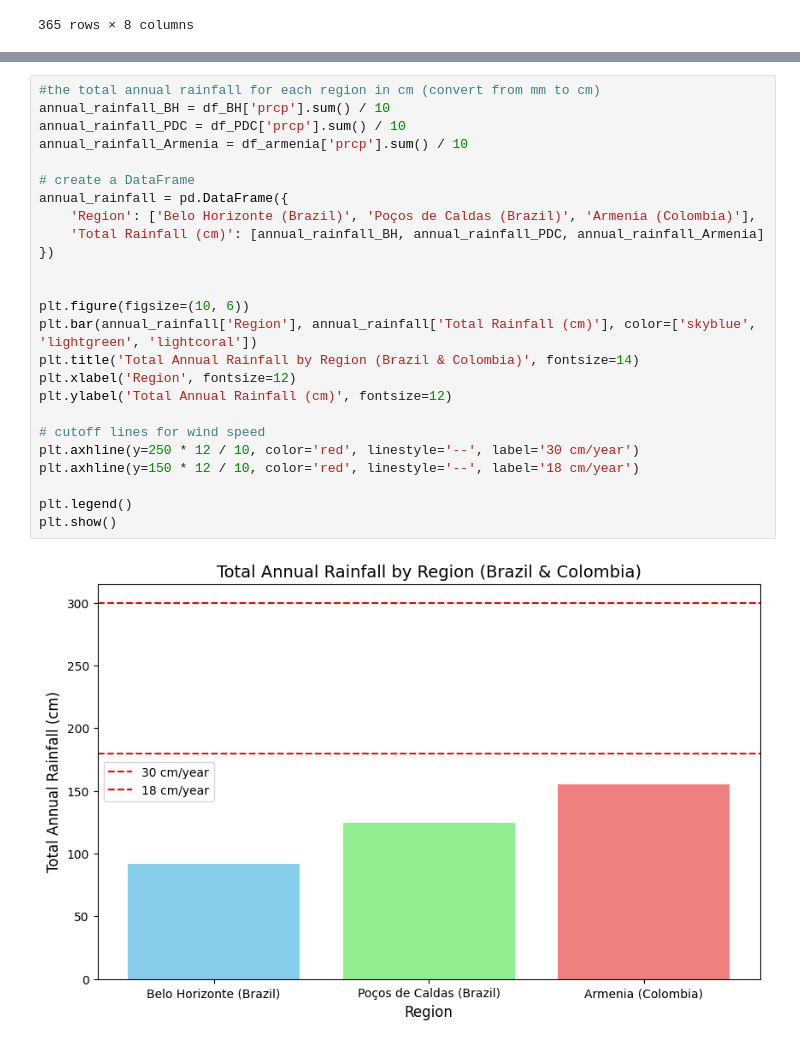
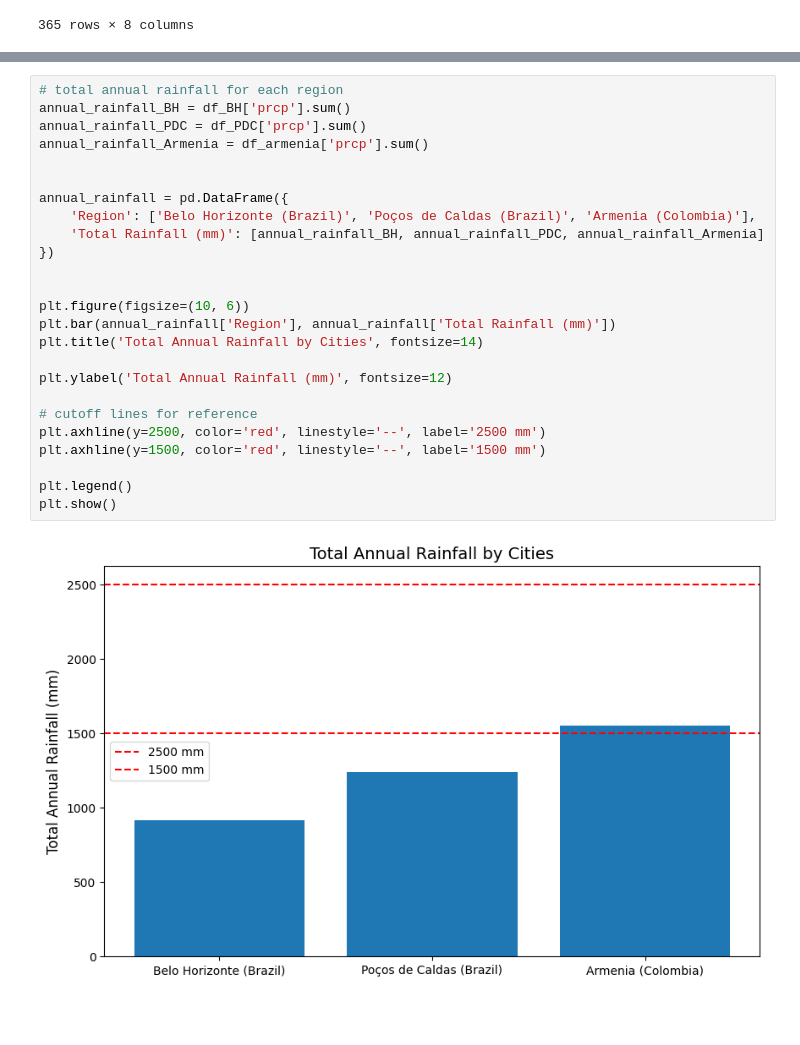
Before and after one commit to shadzic/ESMT_2024_DataScraping_Students, a Jupyter notebook: main_all_cities.ipynb, the cells around one changed output, grey strips where cells are left out. Drawn from its saved outputs; the diff is of its cells as text; blank space fills up the shorter version.

```diff
--- a/main_all_cities.ipynb
+++ b/main_all_cities.ipynb
@@ -554,27 +536,27 @@ plt.show()
 # %%
-#the total annual rainfall for each region in cm (convert from mm to cm)
-annual_rainfall_BH = df_BH['prcp'].sum() / 10
-annual_rainfall_PDC = df_PDC['prcp'].sum() / 10
-annual_rainfall_Armenia = df_armenia['prcp'].sum() / 10
+# total annual rainfall for each region
+annual_rainfall_BH = df_BH['prcp'].sum()
+annual_rainfall_PDC = df_PDC['prcp'].sum()
+annual_rainfall_Armenia = df_armenia['prcp'].sum()
 
-# create a DataFrame
+
 annual_rainfall = pd.DataFrame({
     'Region': ['Belo Horizonte (Brazil)', 'Poços de Caldas (Brazil)', 'Armenia (Colombia)'],
-    'Total Rainfall (cm)': [annual_rainfall_BH, annual_rainfall_PDC, annual_rainfall_Armenia]
+    'Total Rainfall (mm)': [annual_rainfall_BH, annual_rainfall_PDC, annual_rainfall_Armenia]
 })
 
 
 plt.figure(figsize=(10, 6))
-plt.bar(annual_rainfall['Region'], annual_rainfall['Total Rainfall (cm)'], color=['skyblue', 'lightgreen', 'lightcoral'])
-plt.title('Total Annual Rainfall by Region (Brazil & Colombia)', fontsize=14)
-plt.xlabel('Region', fontsize=12)
-plt.ylabel('Total Annual Rainfall (cm)', fontsize=12)
+plt.bar(annual_rainfall['Region'], annual_rainfall['Total Rainfall (mm)'])
+plt.title('Total Annual Rainfall by Cities', fontsize=14)
 
-# cutoff lines for wind speed
-plt.axhline(y=250 * 12 / 10, color='red', linestyle='--', label='30 cm/year')
-plt.axhline(y=150 * 12 / 10, color='red', linestyle='--', label='18 cm/year')
+plt.ylabel('Total Annual Rainfall (mm)', fontsize=12)
+
+# cutoff lines for reference
+plt.axhline(y=2500, color='red', linestyle='--', label='2500 mm')
+plt.axhline(y=1500, color='red', linestyle='--', label='1500 mm')
 
 plt.legend()
 plt.show()
 # %% [output]
-[figure, old version]
+[figure, new version]
```
Also changed, not shown: parts of 11 cells of this notebook.
